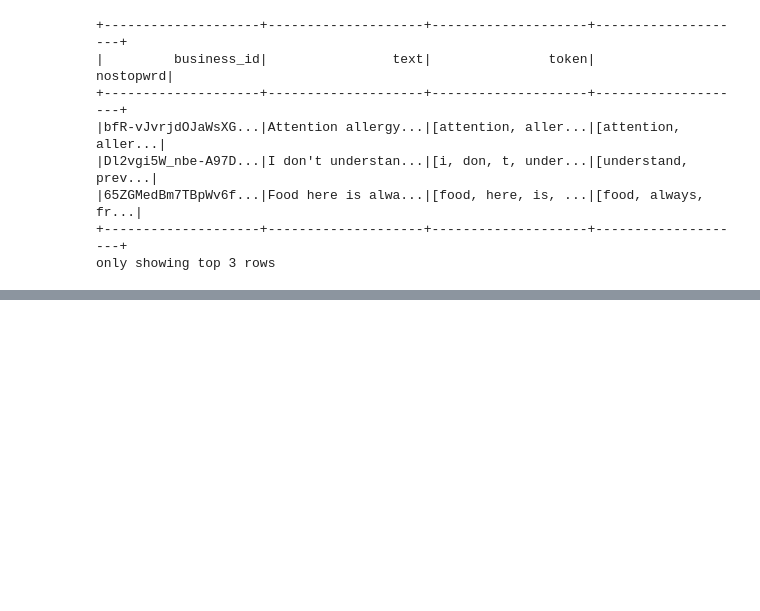
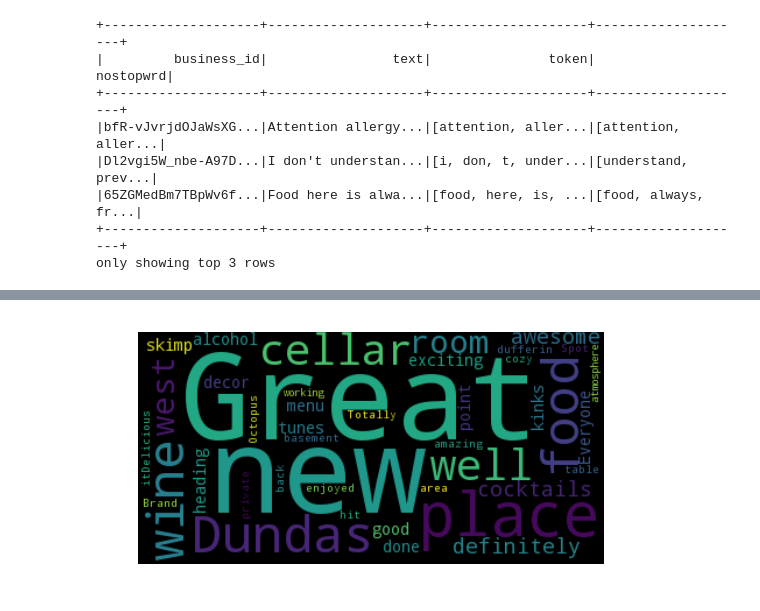
Before and after one commit to Samimust/my-yelper, a Jupyter notebook: Data Wrangling and Exploration.ipynb, the cells around one changed output, grey strips where cells are left out. Cells and saved outputs as stored; diff of their text form; code cells hidden in the pictures; blank space fills up the shorter version.

```diff
--- a/Data Wrangling and Exploration.ipynb
+++ b/Data Wrangling and Exploration.ipynb
@@ -847,0 +853,4 @@ showInMap(content_recom_df)
+# %%
+word_cloud(good_review)
+# %% [output]
+[figure, added]
```
Also changed, not shown: parts of 113 cells of this notebook.
